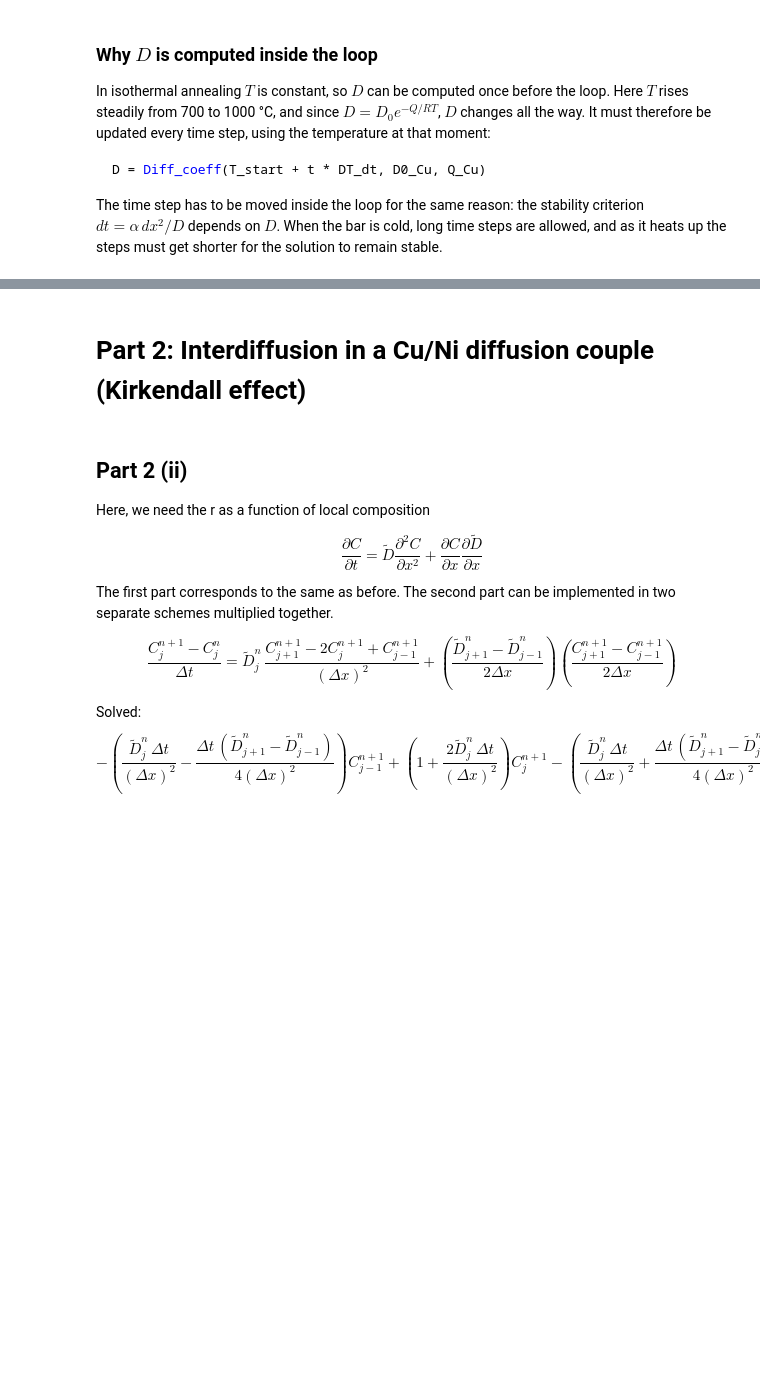
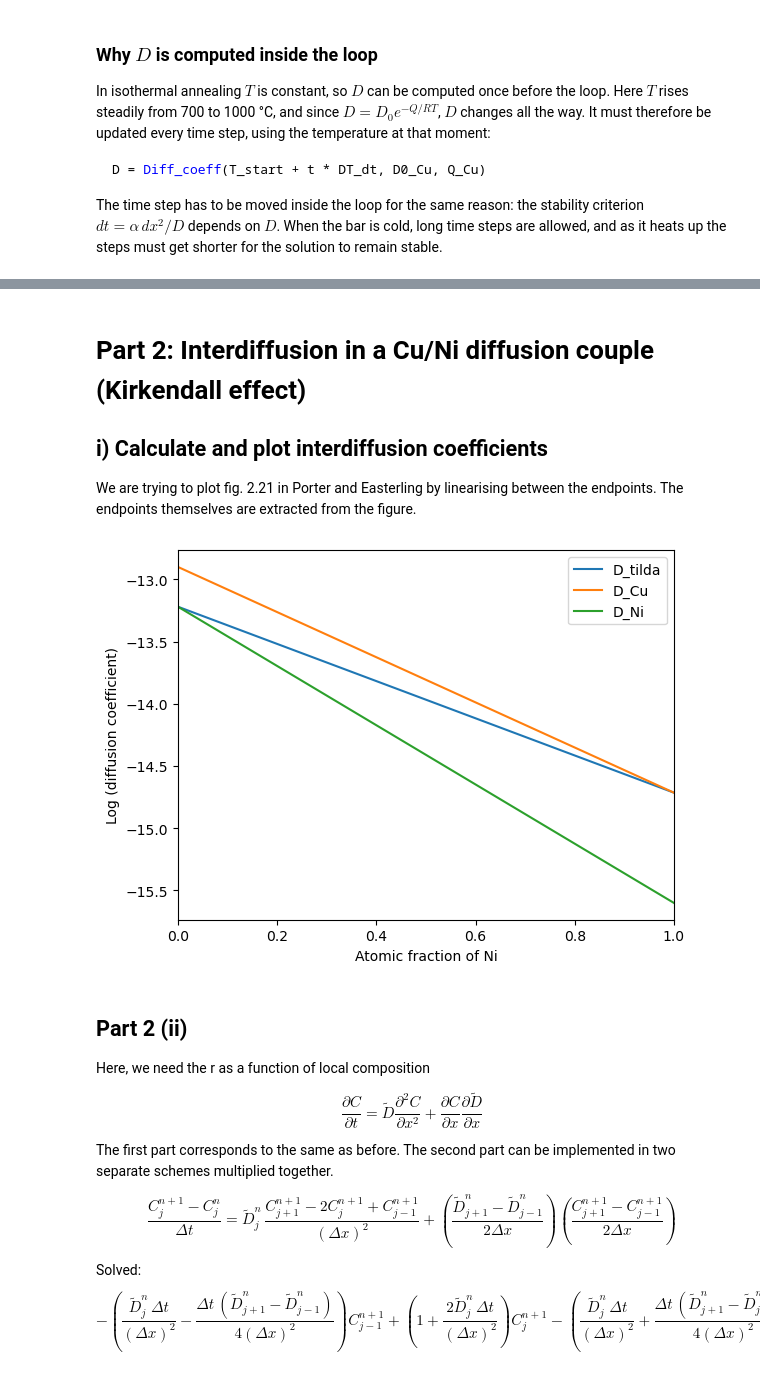
Before and after one commit to hedkjel/TMA4260-Project1, a Jupyter notebook: main.ipynb, the cells around one changed output, grey strips where cells are left out. Cells and saved outputs as stored; diff of their text form; code cells hidden in the pictures; blank space fills up the shorter version.

```diff
--- a/main.ipynb
+++ b/main.ipynb
@@ -598,6 +598,35 @@ Number of iterations: 637
 [figure]
 # %% [markdown]
 # Part 2: Interdiffusion in a Cu/Ni diffusion couple (Kirkendall effect)
+## i) Calculate and plot interdiffusion coefficients
+We are trying to plot fig. 2.21 in Porter and Easterling by linearising between the endpoints. The endpoints themselves are extracted from the figure.
+# %%
+X_A=np.linspace(0,1,100)
+values = pd.read_csv('D_tilda.csv', sep=';', header=None, decimal=',') # henter grafen til Vegard, men bruker bare endepunktene
+
+D_Ni1= values.iloc[0, 1]
+D_Ni2= -15.6
+D_Cu2= values.iloc[-1, 1]
+D_Cu1= -12.9
+
+D_Cu_lin=D_Cu1-(D_Cu1-D_Cu2)*X_A
+D_Ni_lin=D_Ni1-(D_Ni1-D_Ni2)*X_A
+
+#Linear D̃
+D_tilda_lin=(1-X_A)*D_Ni1+X_A*D_Cu2
+
+
+
+plt.plot(X_A, D_tilda_lin, label='D_tilda')
+plt.plot(X_A, D_Cu_lin, label='D_Cu')
+plt.plot(X_A, D_Ni_lin, label='D_Ni')
+plt.xlabel('Atomic fraction of Ni')
+plt.ylabel('Log (diffusion coefficient)')
+plt.margins(x=0)
+plt.legend()
+plt.show()
+# %% [output]
+[figure, added]
 # %% [markdown]
 ## Part 2 (ii)
 
```
Also changed, not shown: parts of 10 cells of this notebook.
